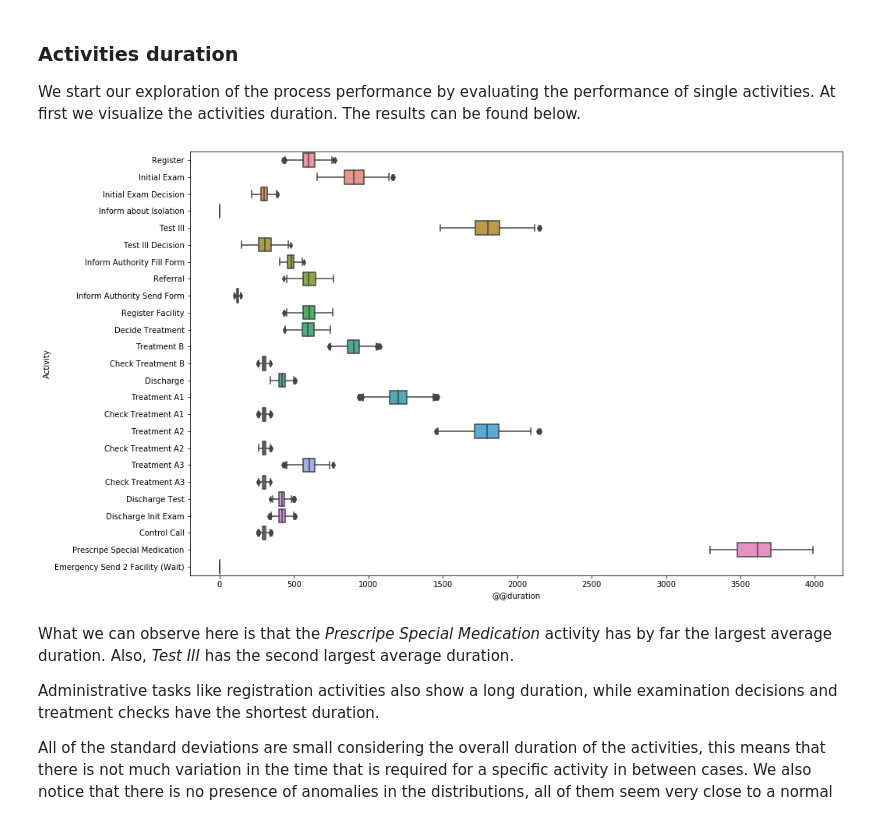
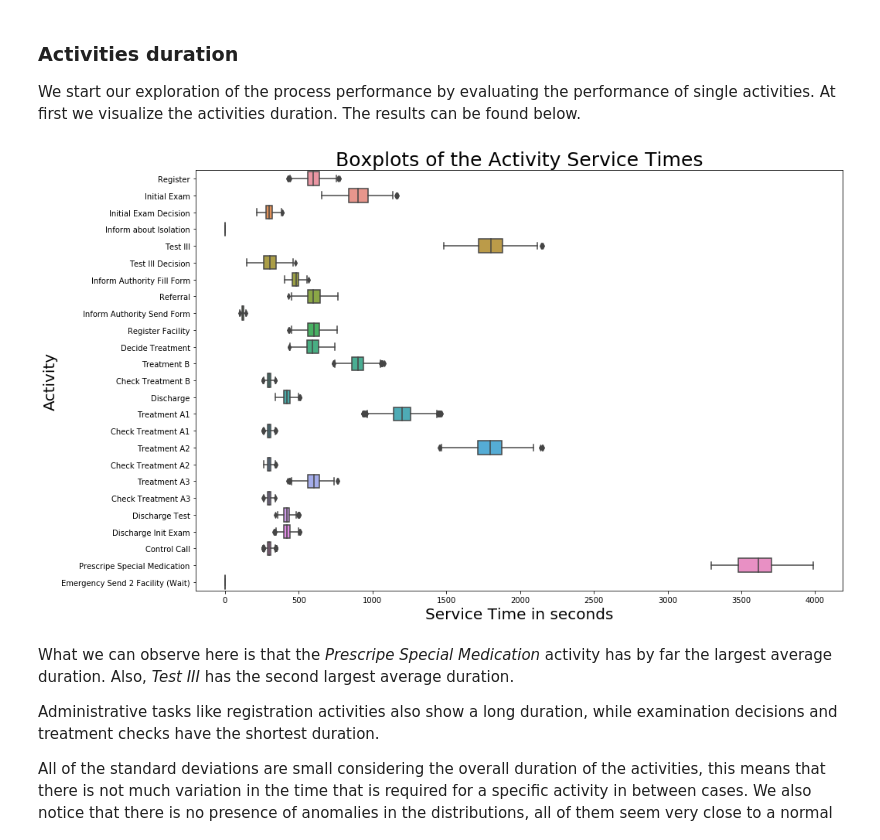
Before and after one commit to brunompacheco/APM-A1, a Jupyter notebook: notebooks/Q3_Performance.ipynb, the cells around one changed output. Cells and saved outputs as stored; diff of their text form; code cells hidden in the pictures.

Commit message:
Q3 Diagram lables

```diff
--- a/notebooks/Q3_Performance.ipynb
+++ b/notebooks/Q3_Performance.ipynb
@@ -51,10 +51,13 @@ plt.rcParams['figure.figsize'] = (15, 10)
 
 We start our exploration of the process performance by evaluating the performance of single activities. At first we visualize the activities duration. The results can be found below.
 # %%
-sns.boxplot(data=df_log, y='Activity', x='@@duration', orient='h')
+ax = sns.boxplot(data=df_log, y='Activity', x='@@duration', orient='h')
+ax.set_title("Boxplots of the Activity Service Times", size=25)
+ax.set_ylabel("Activity", size=20)
+ax.set_xlabel("Service Time in seconds", size=20)
 plt.show()
 # %% [output]
-[figure, old version]
+[figure, new version]
 # %% [markdown]
 What we can observe here is that the _Prescripe Special Medication_ activity has by far the largest average duration. Also, _Test III_ has the second largest average duration.
 
```
Also changed, not shown: parts of 18 cells of this notebook.
